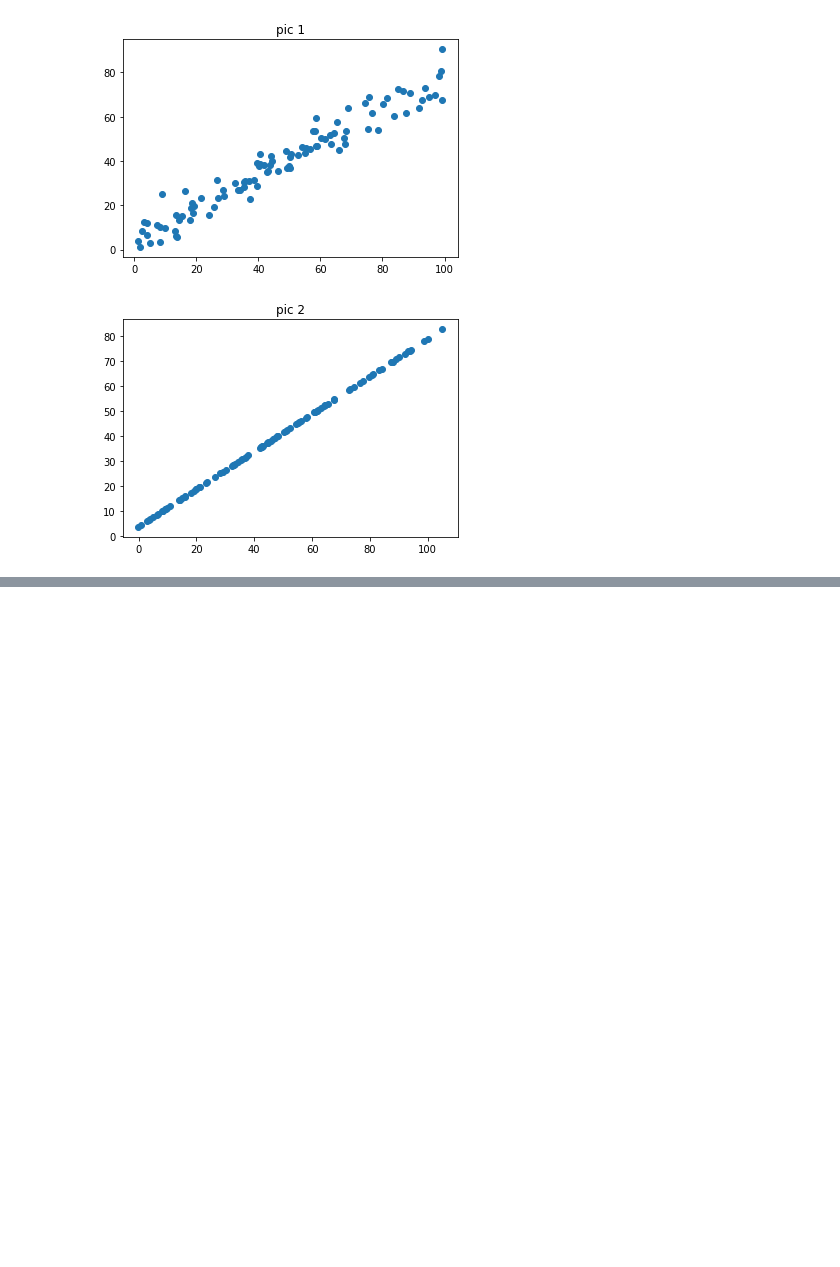
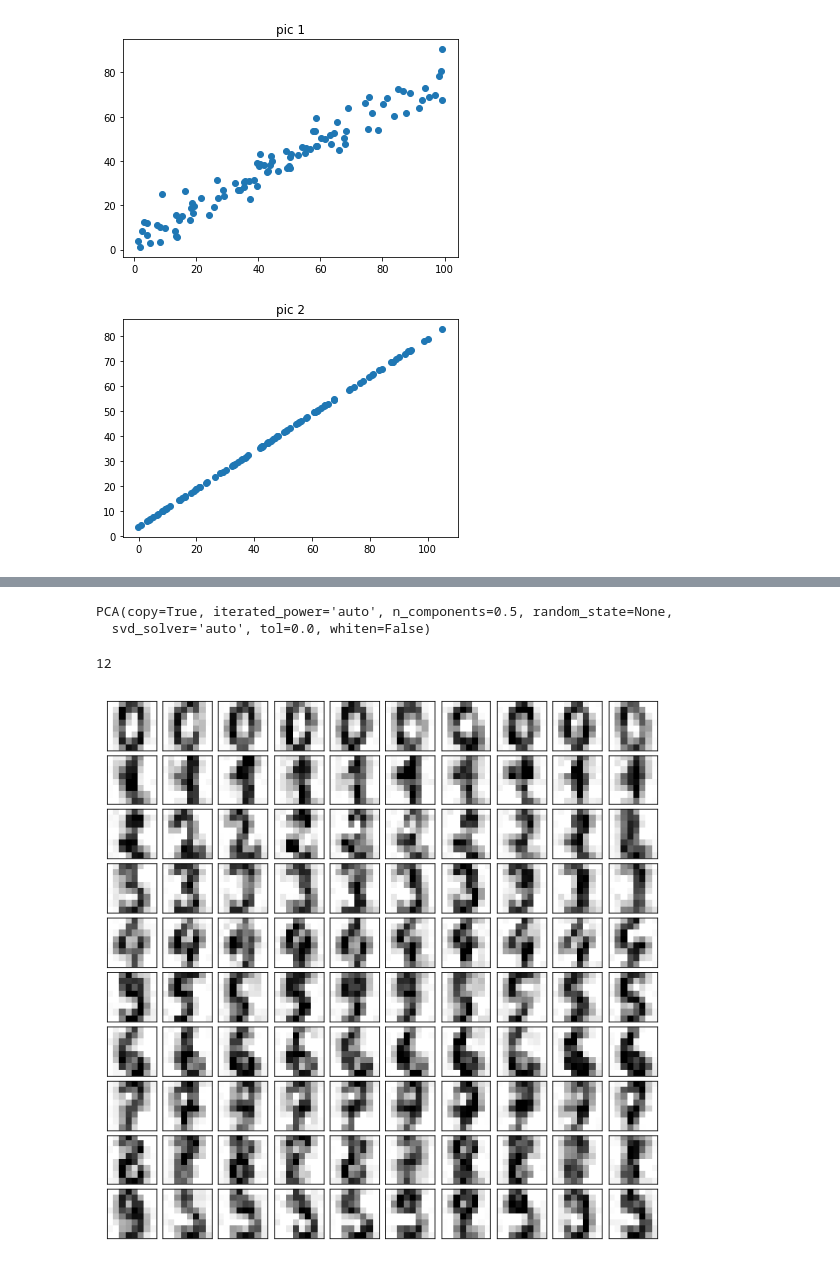
Before and after one commit to BessieChen/ML-Implementation, a Jupyter notebook: V_PCA/06. Noise Reduction using PCA.ipynb, the cells around one changed output, grey strips where cells are left out. Drawn from its saved outputs; the diff is of its cells as text; code cells hidden in the pictures; blank space fills up the shorter version.

```diff
--- a/V_PCA/06. Noise Reduction using PCA.ipynb
+++ b/V_PCA/06. Noise Reduction using PCA.ipynb
@@ -30,0 +67,17 @@ plt.show()
+# %%
+pca = PCA(0.5) #只保留之前的前50%的信息，因为我认为噪音比较大，因为图像非常不清楚
+pca.fit(noisy_digits)
+# %% [output]
+PCA(copy=True, iterated_power='auto', n_components=0.5, random_state=None,
+  svd_solver='auto', tol=0.0, whiten=False)
+# %%
+pca.n_components_
+# %% [output]
+12
+# %%
+components = pca.transform(example_digits)
+filtered_digits = pca.inverse_transform(components)
+# %%
+plot_digits(filtered_digits)
+# %% [output]
+[figure, added]
```
Also changed, not shown: parts of 7 cells of this notebook, 1 other file.
